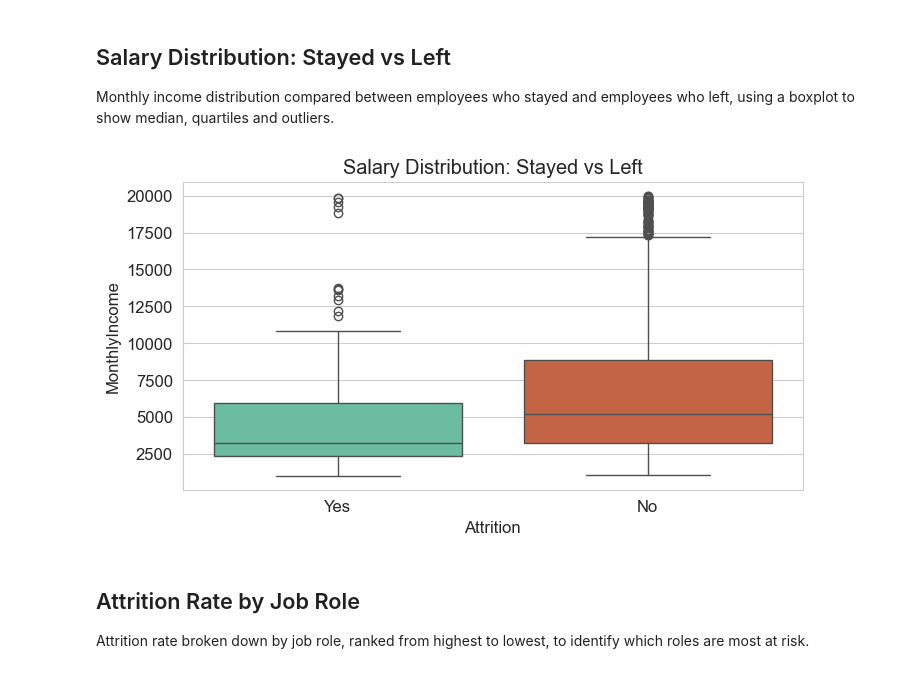
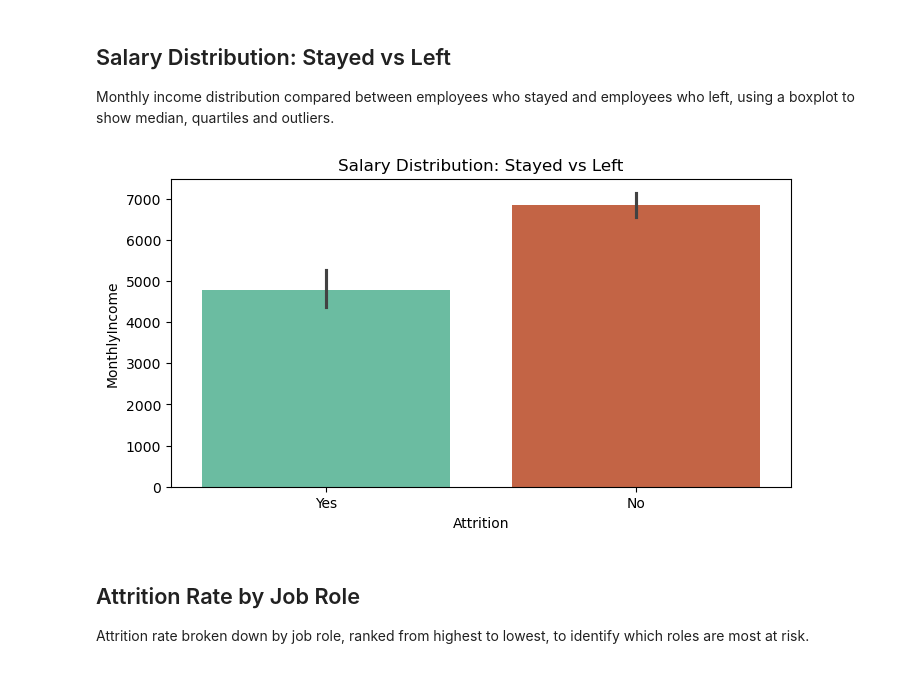
Before and after one commit to Shivam0784/hr-employee-attrition-analysis, a Jupyter notebook: Hr_Analytics.ipynb, the cells around one changed output. Drawn from its saved outputs; the diff is of its cells as text; code cells hidden in the pictures.

```diff
--- a/Hr_Analytics.ipynb
+++ b/Hr_Analytics.ipynb
@@ -160,11 +166,11 @@ stayed and employees who left, using a boxplot to show median,
 quartiles and outliers.
 # %%
 plt.figure(figsize=(8,4))
-sns.boxplot(data=df, x='Attrition', y='MonthlyIncome', palette=['#5DCAA5','#D85A30'])
+sns.barplot(data=df, x='Attrition', y='MonthlyIncome',hue='Attrition',legend= False, palette=['#5DCAA5','#D85A30'])
 plt.title('Salary Distribution: Stayed vs Left')
 plt.show()
 # %% [output]
-[figure, old version]
+[figure, new version]
 # %% [markdown]
 ## Attrition Rate by Job Role
 Attrition rate broken down by job role, ranked from highest
```
Also changed, not shown: parts of 8 cells of this notebook.
